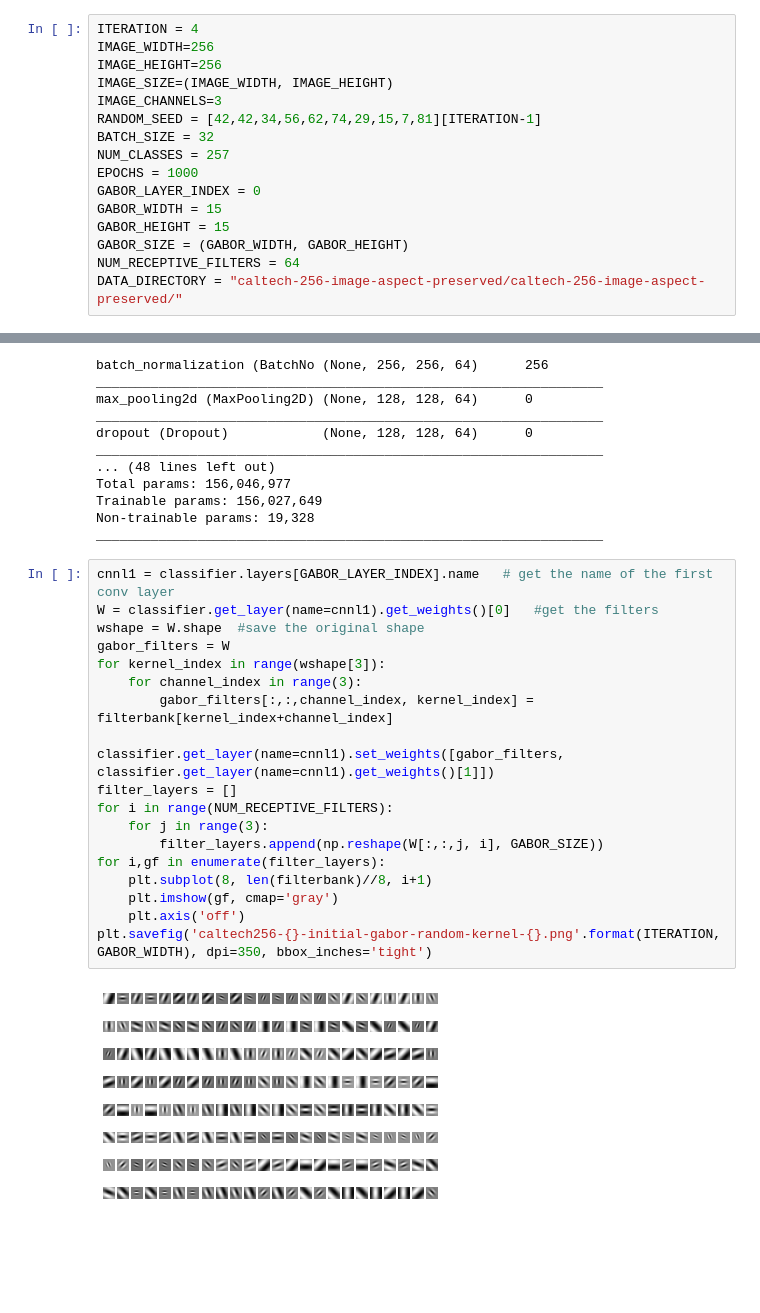
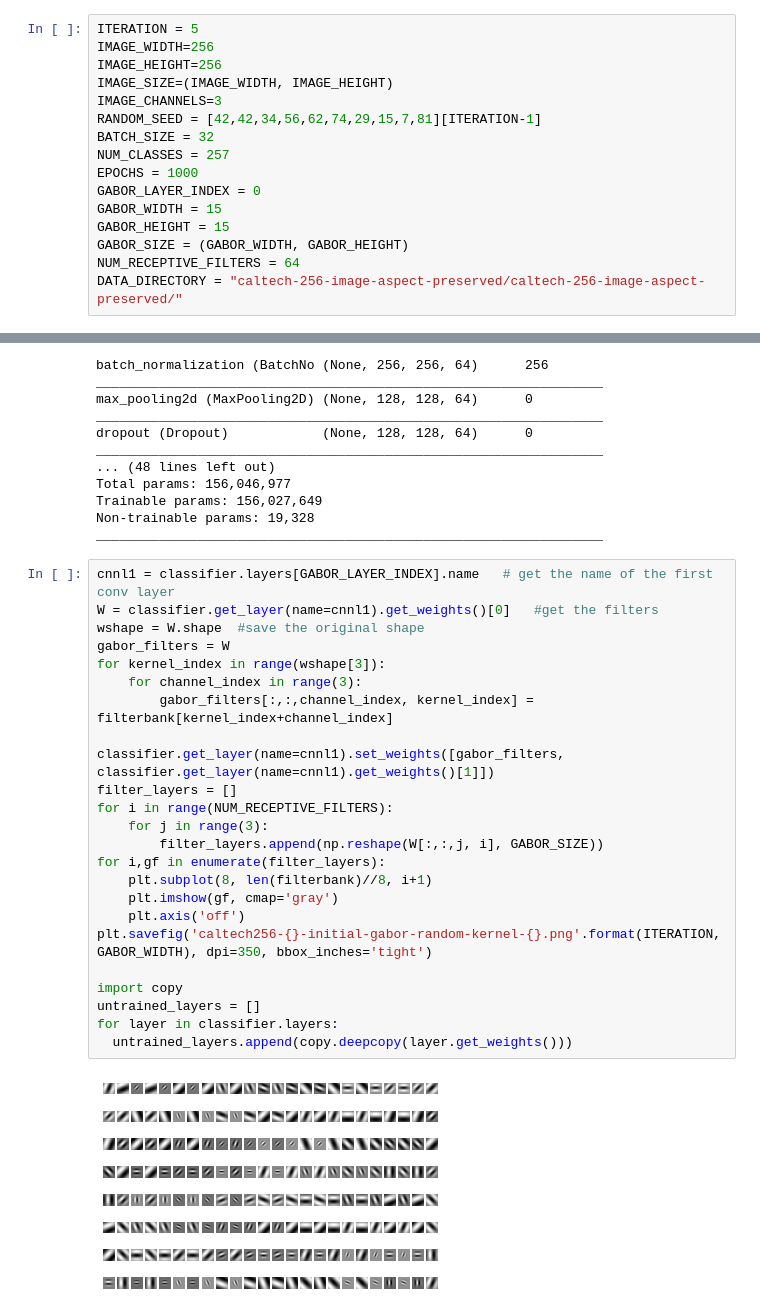
Before and after one commit to mehang/Improvised-CNN, a Jupyter notebook: notebook/Caltech-256/resized/15*15/caltech256_15_15_Gabor_Random.ipynb, the cells around one changed output, grey strips where cells are left out. Cells and saved outputs as stored; diff of their text form; blank space fills up the shorter version.

```diff
--- a/notebook/Caltech-256/resized/15*15/caltech256_15_15_Gabor_Random.ipynb
+++ b/notebook/Caltech-256/resized/15*15/caltech256_15_15_Gabor_Random.ipynb
@@ -28,5 +46,5 @@ from sklearn.model_selection import train_test_split
 # %%
-ITERATION = 4
+ITERATION = 5
 IMAGE_WIDTH=256
 IMAGE_HEIGHT=256
 IMAGE_SIZE=(IMAGE_WIDTH, IMAGE_HEIGHT)
@@ -214,24 +232,29 @@ _________________________________________________________________
 # %%
 cnnl1 = classifier.layers[GABOR_LAYER_INDEX].name   # get the name of the first conv layer
 W = classifier.get_layer(name=cnnl1).get_weights()[0]   #get the filters
 wshape = W.shape  #save the original shape
 gabor_filters = W
 for kernel_index in range(wshape[3]):
     for channel_index in range(3):
         gabor_filters[:,:,channel_index, kernel_index] = filterbank[kernel_index+channel_index]
 
 classifier.get_layer(name=cnnl1).set_weights([gabor_filters, classifier.get_layer(name=cnnl1).get_weights()[1]])
 filter_layers = []
 for i in range(NUM_RECEPTIVE_FILTERS):
     for j in range(3):
         filter_layers.append(np.reshape(W[:,:,j, i], GABOR_SIZE))
 for i,gf in enumerate(filter_layers):
     plt.subplot(8, len(filterbank)//8, i+1)
     plt.imshow(gf, cmap='gray')
     plt.axis('off')
 plt.savefig('caltech256-{}-initial-gabor-random-kernel-{}.png'.format(ITERATION, GABOR_WIDTH), dpi=350, bbox_inches='tight')
+
+import copy
+untrained_layers = []
+for layer in classifier.layers:
+  untrained_layers.append(copy.deepcopy(layer.get_weights()))
 # %% [output]
-[figure, old version]
+[figure, new version]
 # %%
 reduce_lr = ReduceLROnPlateau(monitor='val_loss', factor=0.5, patience=10,
                               min_delta=1e-4, mode='min', verbose=1)
```
Also changed, not shown: parts of 18 cells of this notebook.
